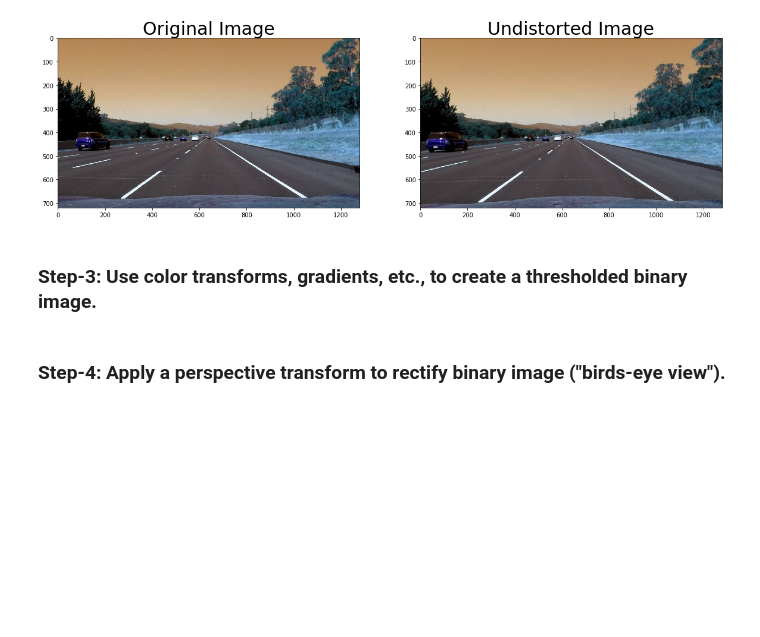
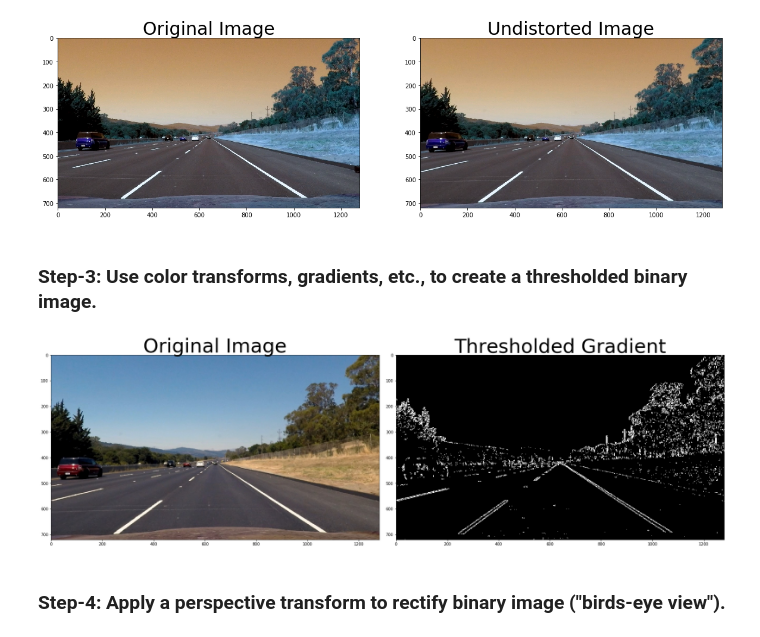
Before and after one commit to preeti-chauhan/SDCND-Project2-Advanced-Lane-Finding, a Jupyter notebook: P4.ipynb, the cells around one changed output. Drawn from its saved outputs; the diff is of its cells as text; code cells hidden in the pictures; blank space fills up the shorter version.

Commit message:
Step1,2,3,4

```diff
--- a/P4.ipynb
+++ b/P4.ipynb
@@ -107,6 +107,63 @@ Text(0.5,1,'Undistorted Image')
 [figure]
 # %% [markdown]
 ### Step-3: Use color transforms, gradients, etc., to create a thresholded binary image.
+# %%
+import numpy as np
+import cv2
+import matplotlib.pyplot as plt
+import matplotlib.image as mpimg
+import pickle
+
+
+# Read in an image and grayscale it
+image = mpimg.imread('output_images/straight_lines2_undist.jpg')
+
+# Define a function that applies Sobel x or y,
+# then takes an absolute value and applies a threshold.
+# Note: calling your function with orient='x', thresh_min=5, thresh_max=100
+# should produce output like the example image shown above this quiz.
+    # Apply the following steps to img
+    # 1) Convert to grayscale
+    # 2) Take the derivative in x or y given orient = 'x' or 'y'
+    # 3) Take the absolute value of the derivative or gradient
+    # 4) Scale to 8-bit (0 - 255) then convert to type = np.uint8
+    # 5) Create a mask of 1's where the scaled gradient magnitude
+            # is > thresh_min and < thresh_max
+    # 6) Return this mask as your binary_output image
+
+# Define a function that takes an image, gradient orientation,
+# and threshold min / max values.
+def abs_sobel_thresh(img, orient='x', thresh_min=0, thresh_max=255):
+    # Convert to grayscale
+    gray = cv2.cvtColor(img, cv2.COLOR_RGB2GRAY)
+    # Apply x or y gradient with the OpenCV Sobel() function
+    # and take the absolute value
+    if orient == 'x':
+        abs_sobel = np.absolute(cv2.Sobel(gray, cv2.CV_64F, 1, 0))
+    if orient == 'y':
+        abs_sobel = np.absolute(cv2.Sobel(gray, cv2.CV_64F, 0, 1))
+    # Rescale back to 8 bit integer
+    scaled_sobel = np.uint8(255*abs_sobel/np.max(abs_sobel))
+    # Create a copy and apply the threshold
+    binary_output = np.zeros_like(scaled_sobel)
+    # Here I'm using inclusive (>=, <=) thresholds, but exclusive is ok too
+    binary_output[(scaled_sobel >= thresh_min) & (scaled_sobel <= thresh_max)] = 1
+
+    # Return the result
+    return binary_output
+
+# Run the function
+grad_binary = abs_sobel_thresh(image, orient='x', thresh_min=20, thresh_max=100)
+# Plot the result
+f, (ax1, ax2) = plt.subplots(1, 2, figsize=(24, 9))
+f.tight_layout()
+ax1.imshow(image)
+ax1.set_title('Original Image', fontsize=50)
+ax2.imshow(grad_binary, cmap='gray')
+ax2.set_title('Thresholded Gradient', fontsize=50)
+plt.subplots_adjust(left=0., right=1, top=0.9, bottom=0.)
+# %% [output]
+[figure, added]
 # %% [markdown]
 ### Step-4: Apply a perspective transform to rectify binary image ("birds-eye view").
 # %%
```
